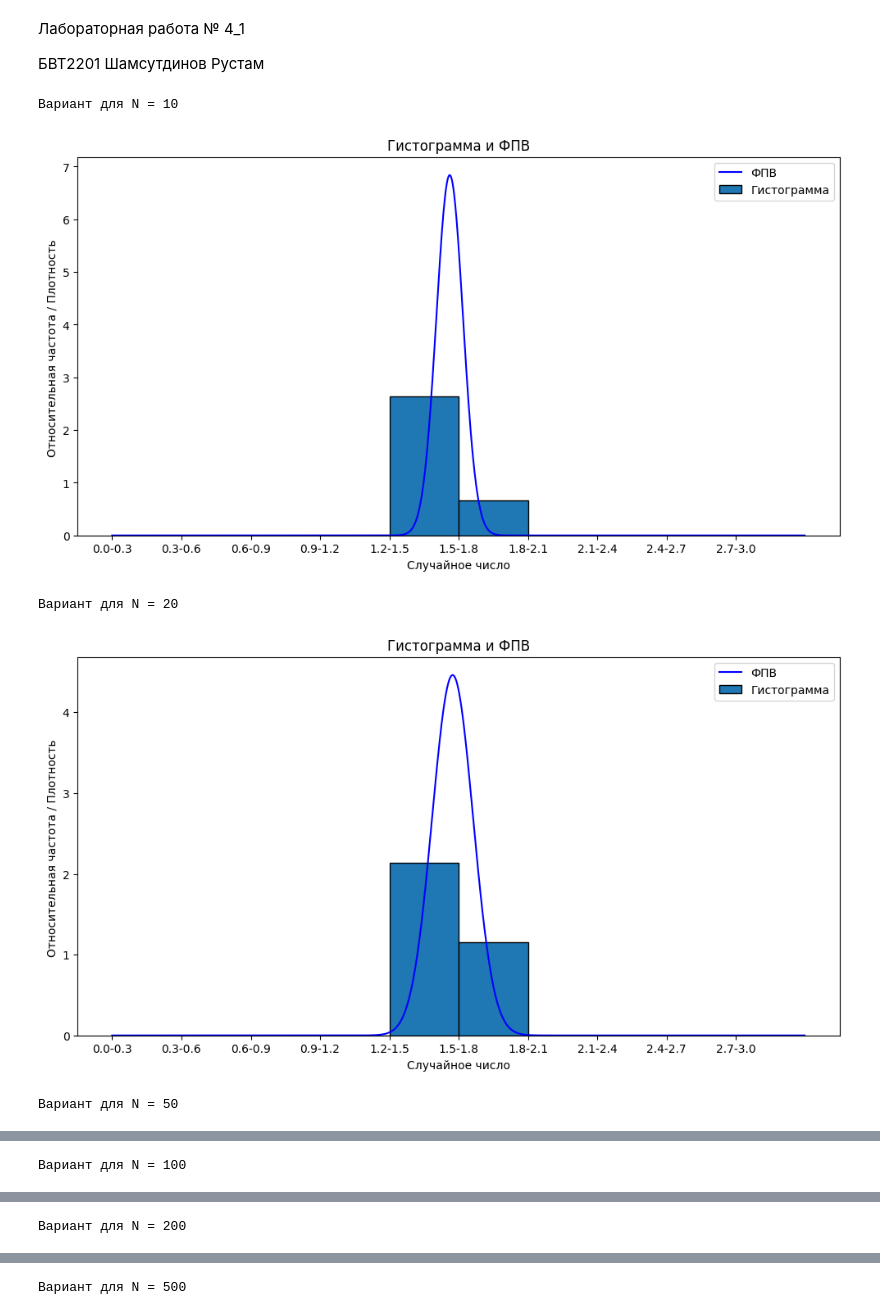
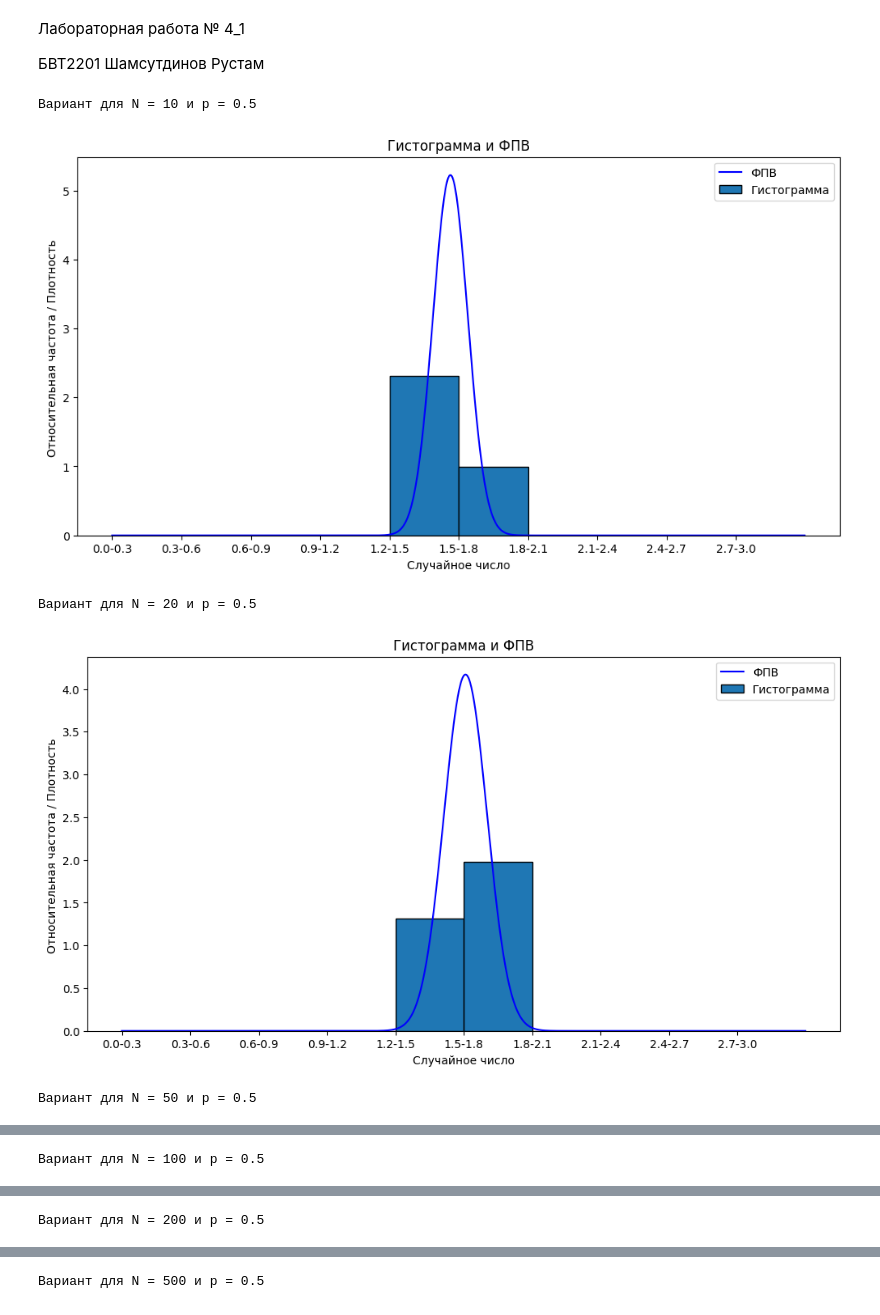
Before and after one commit to Sypoo1/mtuci-statistics, a Jupyter notebook: 4_1.ipynb, the cells around one changed output, grey strips where cells are left out. Cells and saved outputs as stored; diff of their text form; code cells hidden in the pictures.

```diff
--- a/4_1.ipynb
+++ b/4_1.ipynb
@@ -99,39 +98,36 @@ def draw_histogram_and_pdf(left_boundary, right_boundary, IntervalsCount, relati
 n1 = 50
 n2 = 100
 n3 = 200
 p = 0.5
 
-rf1 = 1
-rf2 = 1
-rf3 = 1
 
 N_values= [10, 20, 50, 100, 200, 500, 10**3]
 
 for N in N_values:
     random_frequencies = []
 
     for _ in range(N):
         # Generate random numbers
         random_freq = sum_frequencies(n1, n2, n3, p)
         random_frequencies.append(random_freq)
 
     M = mathematical_expectation(random_frequencies, N)
     D = disspersion(random_frequencies, N)
     STD = std(random_frequencies, N)
 
 
     left_boundary = 0
     right_boundary = 3.035
     IntervalsCount = 10
 
-    print(f"Вариант для N = {N}\n")
+    print(f"Вариант для N = {N} и p = {p}\n")
 
     freq = GetFreqData(random_frequencies, left_boundary, right_boundary, IntervalsCount)
 
     draw_histogram_and_pdf(left_boundary, right_boundary, IntervalsCount, freq, STD, M)
 # %% [output]
-Вариант для N = 10
+Вариант для N = 10 и p = 0.5
-[figure, old version]
+[figure, new version]
-Вариант для N = 20
+Вариант для N = 20 и p = 0.5
-[figure, old version]
+[figure, new version]
-Вариант для N = 50
+Вариант для N = 50 и p = 0.5
@@ -139,3 +135,3 @@ for N in N_values:
-Вариант для N = 100
+Вариант для N = 100 и p = 0.5
 [figure]
-Вариант для N = 200
+Вариант для N = 200 и p = 0.5
@@ -143 +139 @@ for N in N_values:
-Вариант для N = 500
+Вариант для N = 500 и p = 0.5
```
Also changed, not shown: parts of 3 cells of this notebook.
